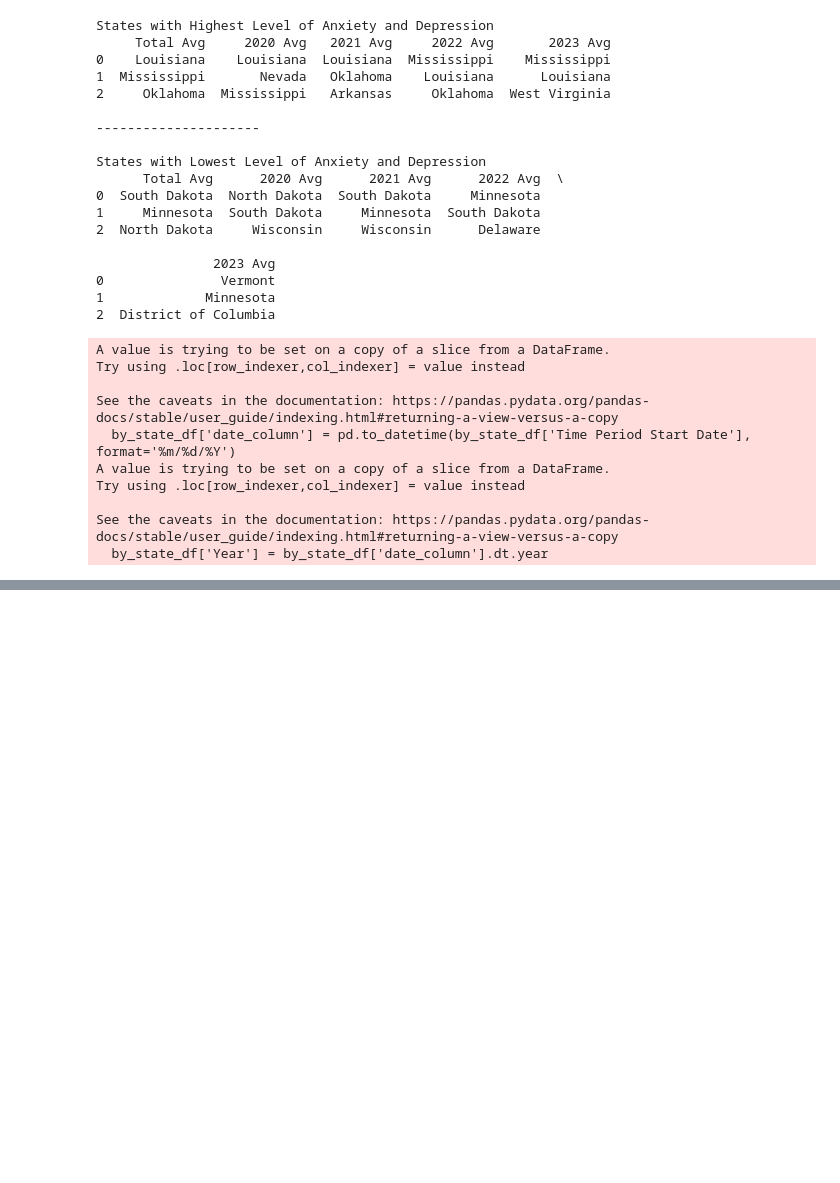
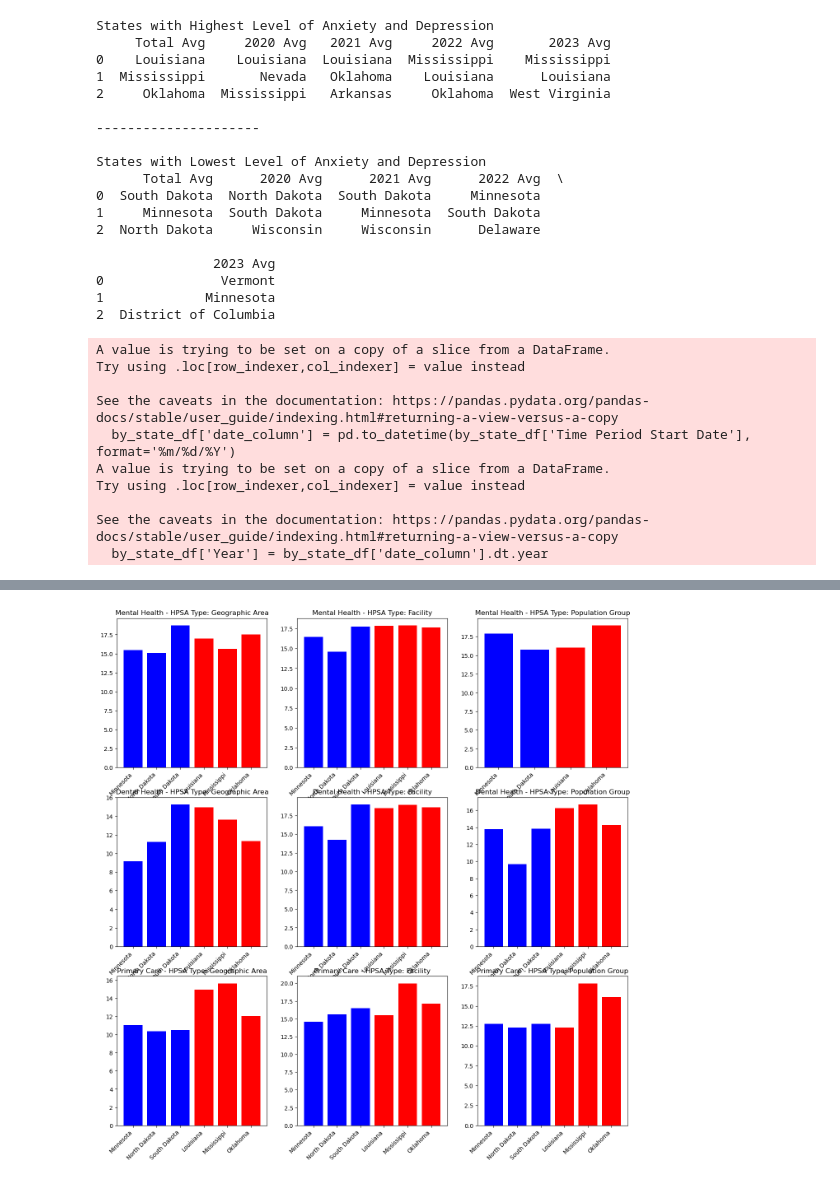
Before and after one commit to vjayne93/blue-team-project-1, a Jupyter notebook: luis-working-notebook.ipynb, the cells around one changed output, grey strips where cells are left out. Saved outputs shown, nothing was run; the diff lists cells and outputs as text; code cells hidden in the pictures; blank space fills up the shorter version.

```diff
--- a/luis-working-notebook.ipynb
+++ b/luis-working-notebook.ipynb
@@ -52,6 +52,9 @@ print('--------------------- ')
 print(' ')
 print('States with Lowest Level of Anxiety and Depression')
 print(lowest_states_tot)
+
+group1_states = ['South Dakota', 'Minnesota', 'North Dakota']
+group2_states = ['Louisiana', 'Mississippi', 'Oklahoma']
 # %% [output]
 States with Highest Level of Anxiety and Depression
      Total Avg     2020 Avg   2021 Avg     2022 Avg       2023 Avg
@@ -169,0 +202,5 @@ axs[2].legend()
+# %%
+for i in ['A', 'B', 'C']:
+    for j in [1, 2, 3]:
+        for k in ['X', 'Y', 'Z']:
+            print(f"i={i}, j={j}, k={k}")
@@ -170,3 +225,35 @@ axs[2].legend()
+# %%
+hpsa_clean_df = hpsa_full_df[['Discipline', 'State', 'HPSA Type (Category)', 'HPSA Score']]
+disciplines = hpsa_clean_df['Discipline'].unique()
+hpsa_cats = hpsa_clean_df['HPSA Type (Category)'].unique()
+
+group1_hpsa_df = hpsa_clean_df[hpsa_clean_df['State'].isin(group1_states)]
+group1_hpsa_df = group1_hpsa_df.groupby(['Discipline', 'State', 'HPSA Type (Category)']).mean()
+
+group2_hpsa_df = hpsa_clean_df[hpsa_clean_df['State'].isin(group2_states)]
+group2_hpsa_df = group2_hpsa_df.groupby(['Discipline', 'State', 'HPSA Type (Category)']).mean()
+
+fig, axs = plt.subplots(3, 3, figsize=(16, 16))
+axs = axs.flatten()
+
+
+def hpsa_plots(hpsa_category, disc, i):
+        group1_data = group1_hpsa_df.xs(hpsa_category, level='HPSA Type (Category)').xs(disc, level='Discipline')
+        axs[i].bar(group1_data.index, group1_data['HPSA Score'], color='blue', label='Group 1')
+
+        group2_data = group2_hpsa_df.xs(hpsa_category, level='HPSA Type (Category)').xs(disc, level='Discipline')
+        axs[i].bar(group2_data.index, group2_data['HPSA Score'], color='red', label='Group 2')
+
+        axs[i].set_title(f'{disc} - HPSA Type: {hpsa_category}')
+        axs[i].set_xticklabels(axs[i].get_xticklabels(), rotation=45, ha='right')
+
+i=0
+for disc in disciplines:
+    for hpsa_category in hpsa_cats:
+        hpsa_plots(hpsa_category, disc, i)
+        i = i+1
+# %% [output]
+[figure, added]
 # %%
 hpsa_clean_df = hpsa_full_df[['Discipline', 'State', 'HPSA Type (Category)', 'HPSA Score']]
 
```
Also changed, not shown: parts of 4 cells of this notebook.
